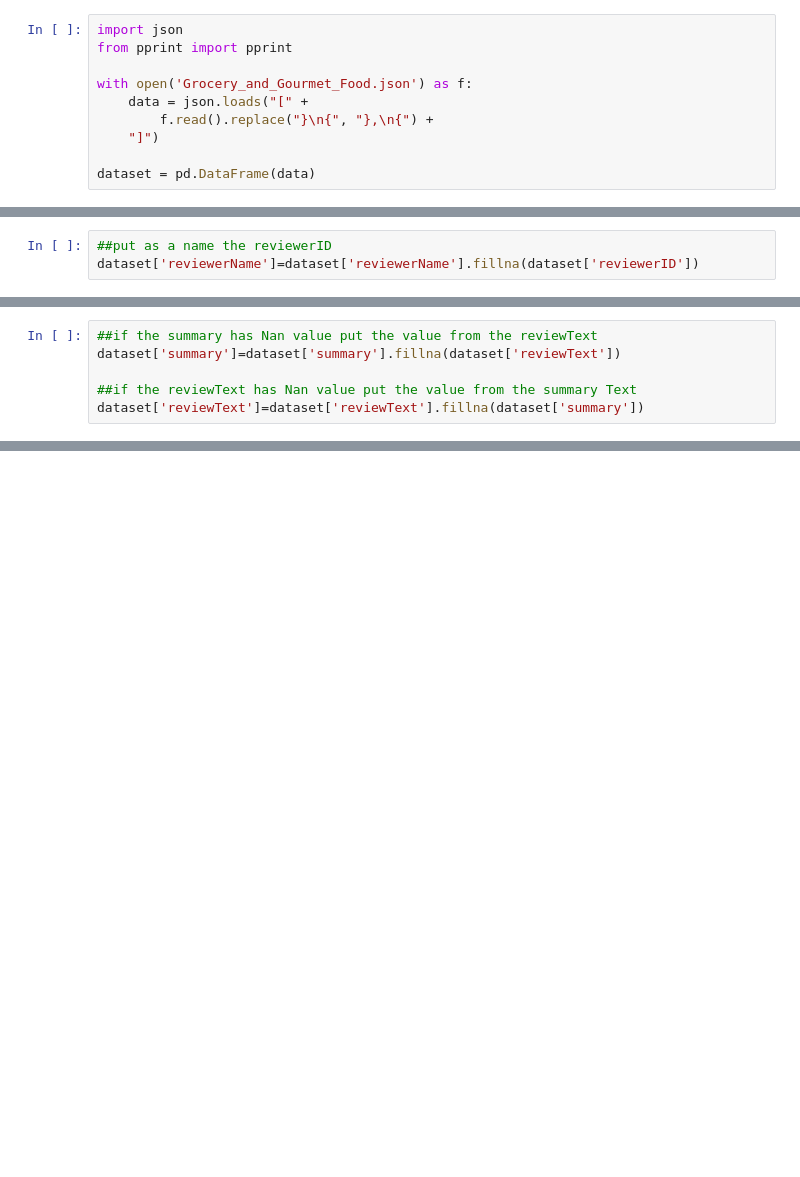
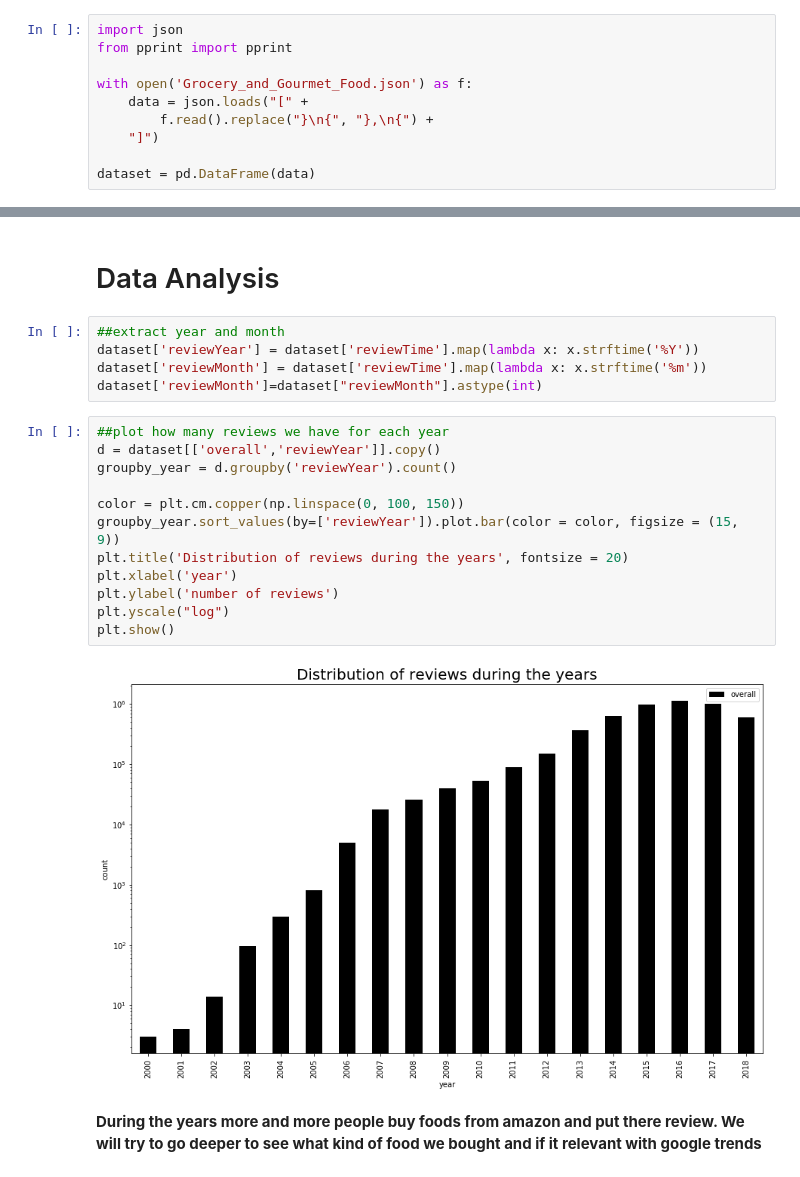
Before and after one commit to JulesssG/ADA-project, a Jupyter notebook: cleaning-trends.ipynb, the cells around one changed output, grey strips where cells are left out. Cells and saved outputs as stored; diff of their text form; blank space fills up the shorter version.

```diff
--- a/cleaning-trends.ipynb
+++ b/cleaning-trends.ipynb
@@ -51,3 +25,0 @@ dtype: int64
-# %%
-##put as a name the reviewerID
-dataset['reviewerName']=dataset['reviewerName'].fillna(dataset['reviewerID'])
@@ -56,6 +25,0 @@ dataset['reviewerName']=dataset['reviewerName'].fillna(dataset['reviewerID'])
-# %%
-##if the summary has Nan value put the value from the reviewText
-dataset['summary']=dataset['summary'].fillna(dataset['reviewText'])
-
-##if the reviewText has Nan value put the value from the summary Text
-dataset['reviewText']=dataset['reviewText'].fillna(dataset['summary'])
@@ -145,0 +62,23 @@ data_days.head()
+# %% [markdown]
+# Data Analysis
+# %%
+##extract year and month
+dataset['reviewYear'] = dataset['reviewTime'].map(lambda x: x.strftime('%Y'))
+dataset['reviewMonth'] = dataset['reviewTime'].map(lambda x: x.strftime('%m'))
+dataset['reviewMonth']=dataset["reviewMonth"].astype(int)
+# %%
+##plot how many reviews we have for each year
+d = dataset[['overall','reviewYear']].copy()
+groupby_year = d.groupby('reviewYear').count()
+
+color = plt.cm.copper(np.linspace(0, 100, 150))
+groupby_year.sort_values(by=['reviewYear']).plot.bar(color = color, figsize = (15, 9))
+plt.title('Distribution of reviews during the years', fontsize = 20)
+plt.xlabel('year')
+plt.ylabel('number of reviews')
+plt.yscale("log")
+plt.show()
+# %% [output]
+[figure, added]
+# %% [markdown]
+**During the years more and more people buy foods from amazon and put there review. We will try to go deeper to see what kind of food we bought and if it relevant with google trends**
```
Also changed, not shown: parts of 35 cells of this notebook.
